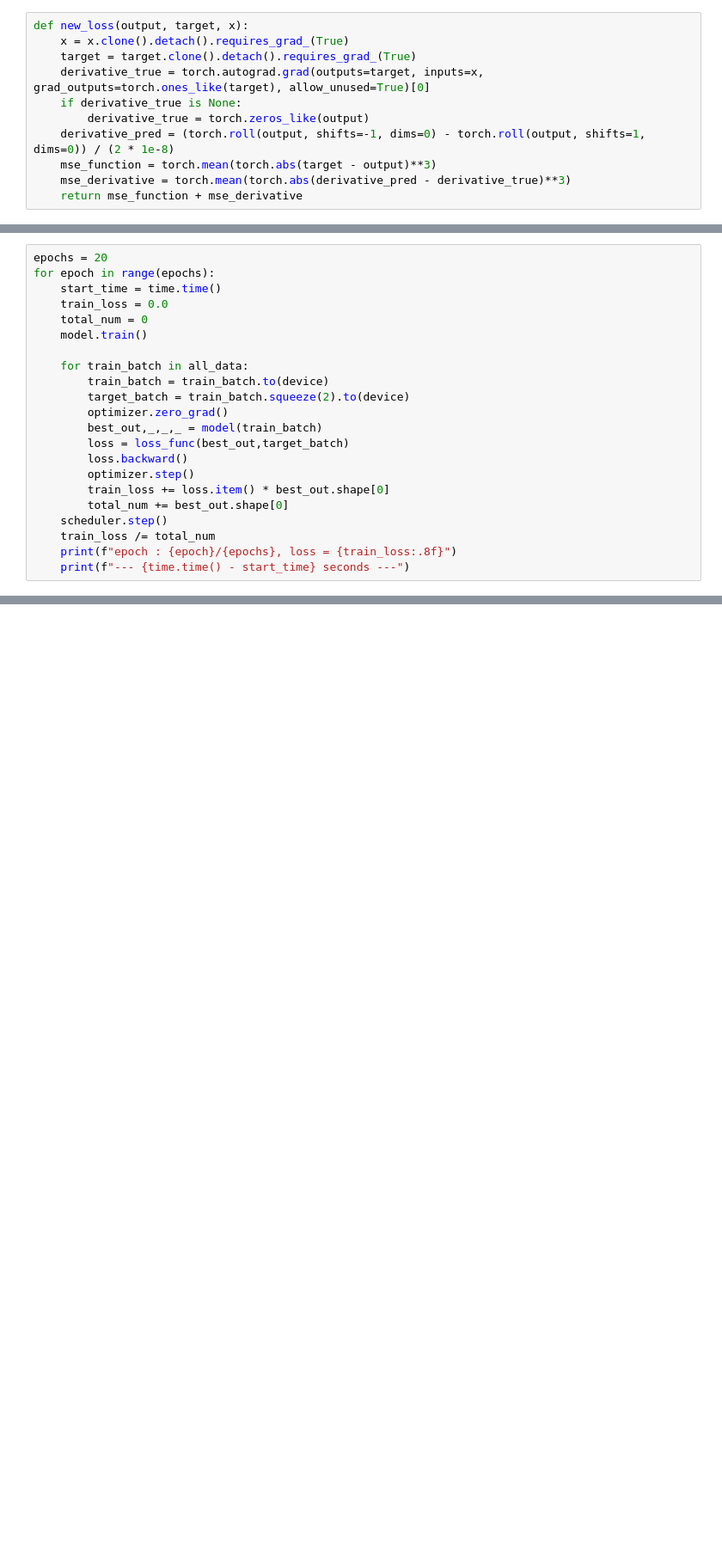
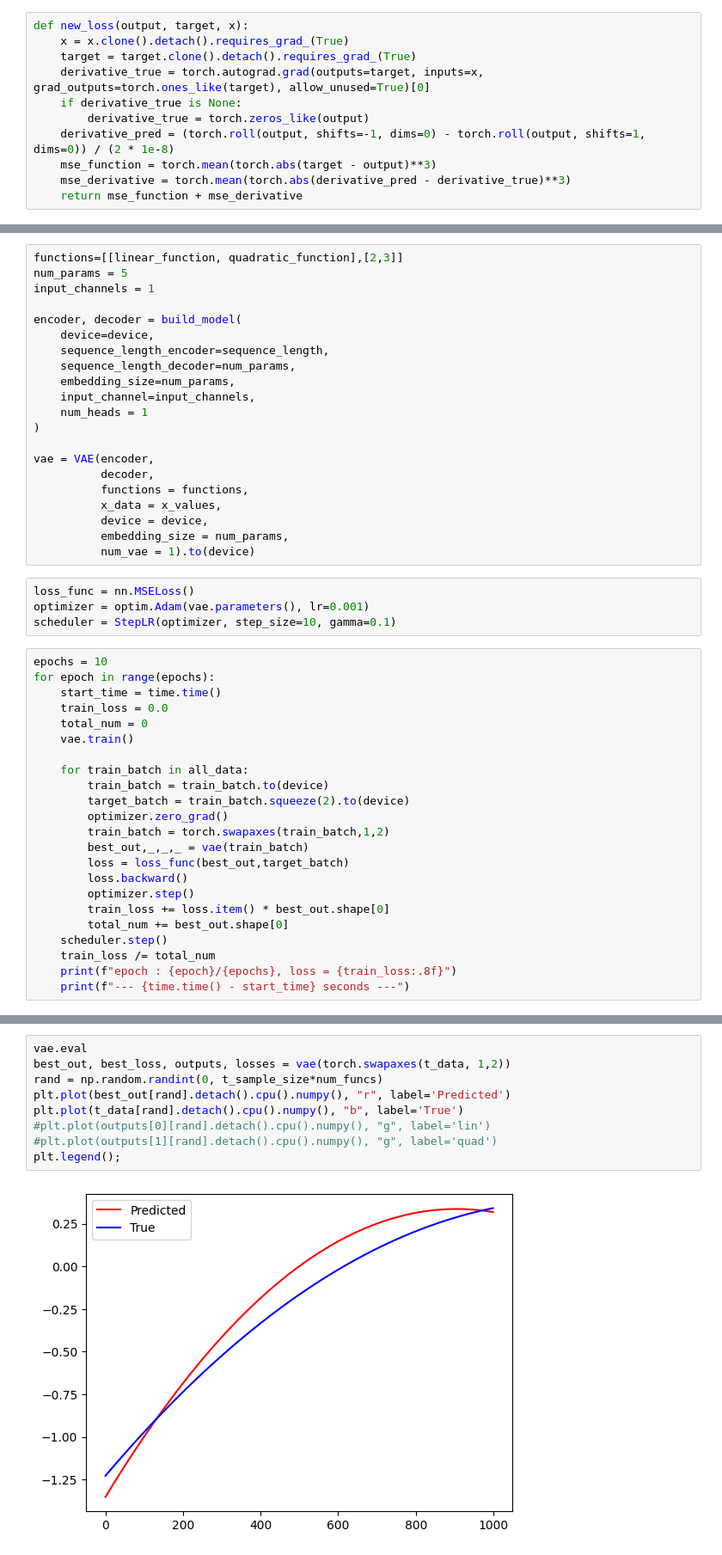
Before and after one commit to ctsai64/MultiFunc, a Jupyter notebook: transformer.ipynb, the cells around one changed output, grey strips where cells are left out. Shown at 86% size. Drawn from its saved outputs; the diff is of its cells as text; blank space fills up the shorter version.

```diff
--- a/transformer.ipynb
+++ b/transformer.ipynb
@@ -632,16 +670,42 @@ scheduler = StepLR(optimizer, step_size=10, gamma=0.1)
+# %%
+functions=[[linear_function, quadratic_function],[2,3]]
+num_params = 5
+input_channels = 1
+
+encoder, decoder = build_model(
+    device=device,
+    sequence_length_encoder=sequence_length,
+    sequence_length_decoder=num_params,
+    embedding_size=num_params,
+    input_channel=input_channels,
+    num_heads = 1
+)
+
+vae = VAE(encoder,
+          decoder,
+          functions = functions,
+          x_data = x_values,
+          device = device,
+          embedding_size = num_params,
+          num_vae = 1).to(device)
+# %%
+loss_func = nn.MSELoss()
+optimizer = optim.Adam(vae.parameters(), lr=0.001)
+scheduler = StepLR(optimizer, step_size=10, gamma=0.1)
 # %%
-epochs = 20
+epochs = 10
 for epoch in range(epochs):
     start_time = time.time()
     train_loss = 0.0
     total_num = 0
-    model.train()
+    vae.train()
 
     for train_batch in all_data:
         train_batch = train_batch.to(device)
         target_batch = train_batch.squeeze(2).to(device)
         optimizer.zero_grad()
-        best_out,_,_,_ = model(train_batch)
+        train_batch = torch.swapaxes(train_batch,1,2)
+        best_out,_,_,_ = vae(train_batch)
         loss = loss_func(best_out,target_batch)
         loss.backward()
         optimizer.step()
@@ -681,6 +767,17 @@ t_quad_full = t_quad.generate()
 
 
 t_data = torch.vstack([t_lin_full, t_quad_full])
+# %%
+vae.eval
+best_out, best_loss, outputs, losses = vae(torch.swapaxes(t_data, 1,2))
+rand = np.random.randint(0, t_sample_size*num_funcs)
+plt.plot(best_out[rand].detach().cpu().numpy(), "r", label='Predicted')
+plt.plot(t_data[rand].detach().cpu().numpy(), "b", label='True')
+#plt.plot(outputs[0][rand].detach().cpu().numpy(), "g", label='lin')
+#plt.plot(outputs[1][rand].detach().cpu().numpy(), "g", label='quad')
+plt.legend();
+# %% [output]
+[figure, added]
 # %%
 model.eval
 best_out, best_loss, outputs, losses = model(t_data)
```
Also changed, not shown: parts of 12 cells of this notebook.
